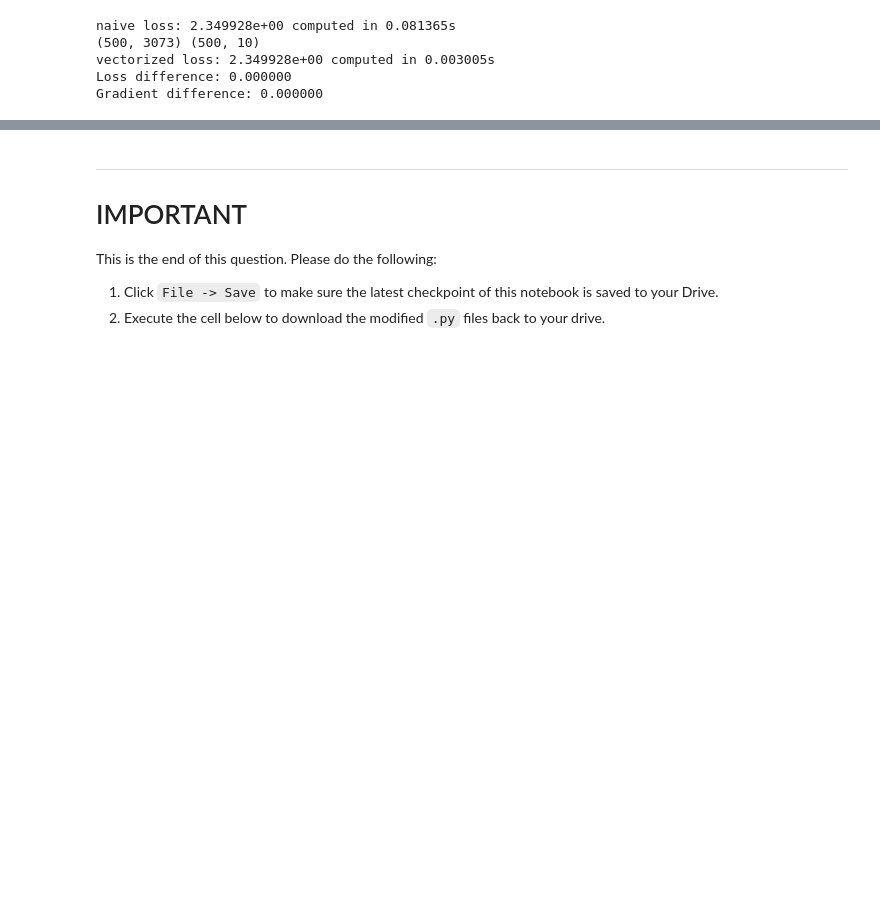
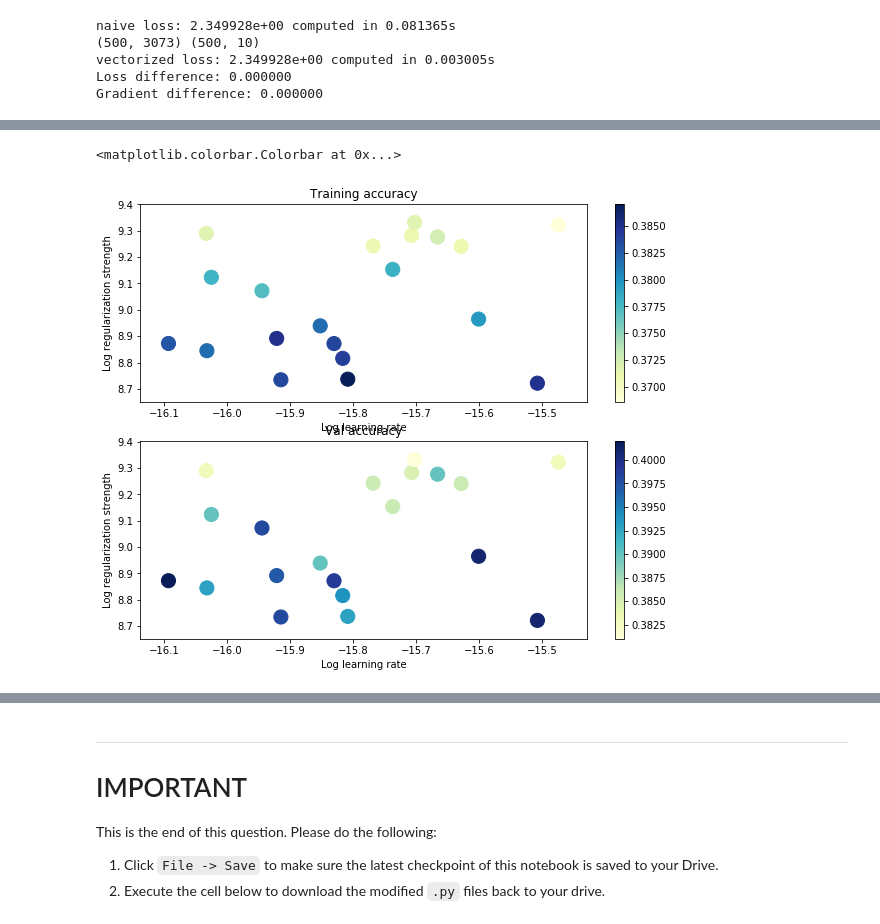
Before and after one commit to leourbina/cs231n, a Jupyter notebook: assignment1/softmax.ipynb, the cells around one changed output, grey strips where cells are left out. Saved outputs shown, nothing was run; the diff lists cells and outputs as text; code cells hidden in the pictures; blank space fills up the shorter version.

```diff
--- a/assignment1/softmax.ipynb
+++ b/assignment1/softmax.ipynb
@@ -61,7 +61,7 @@ from cs231n.data_utils import load_CIFAR10
 import matplotlib.pyplot as plt
 
 %matplotlib inline
-plt.rcParams['figure.figsize'] = (20.0, 16.0) # set default size of plots
+plt.rcParams['figure.figsize'] = (10.0, 8.0) # set default size of plots
 plt.rcParams['image.interpolation'] = 'nearest'
 plt.rcParams['image.cmap'] = 'gray'
 
@@ -454,3 +501,29 @@ print('softmax on raw pixels final test set accuracy: %f' % (test_accuracy, ))
+# %%
+import math
+
+xs = [math.log(x) for x in learning_rates]
+ys = [math.log(x) for x in regularization_strengths]
+
+mark_size = 200
+
+colors_train = [all_results[run_id][(x, y)][0] for x, y in zip(learning_rates, regularization_strengths)]
+plt.subplot(2, 1, 1)
+plt.scatter(xs, ys, mark_size, c=colors_train, cmap=plt.cm.YlGnBu)
+plt.title('Training accuracy')
+plt.xlabel('Log learning rate')
+plt.ylabel('Log regularization strength')
+plt.colorbar()
+
+colors_val = [all_results[run_id][(x, y)][1] for x, y in zip(learning_rates, regularization_strengths)]
+plt.subplot(2, 1, 2)
+plt.title('Val accuracy')
+plt.xlabel('Log learning rate')
+plt.ylabel('Log regularization strength')
+plt.scatter(xs, ys, mark_size, c=colors_val, cmap=plt.cm.YlGnBu)
+plt.colorbar()
+# %% [output]
+<matplotlib.colorbar.Colorbar at 0x...>
+[figure, added]
 # %% [markdown]
 **Inline Question 2** - *True or False*
 
```
Also changed, not shown: parts of 5 cells of this notebook.
